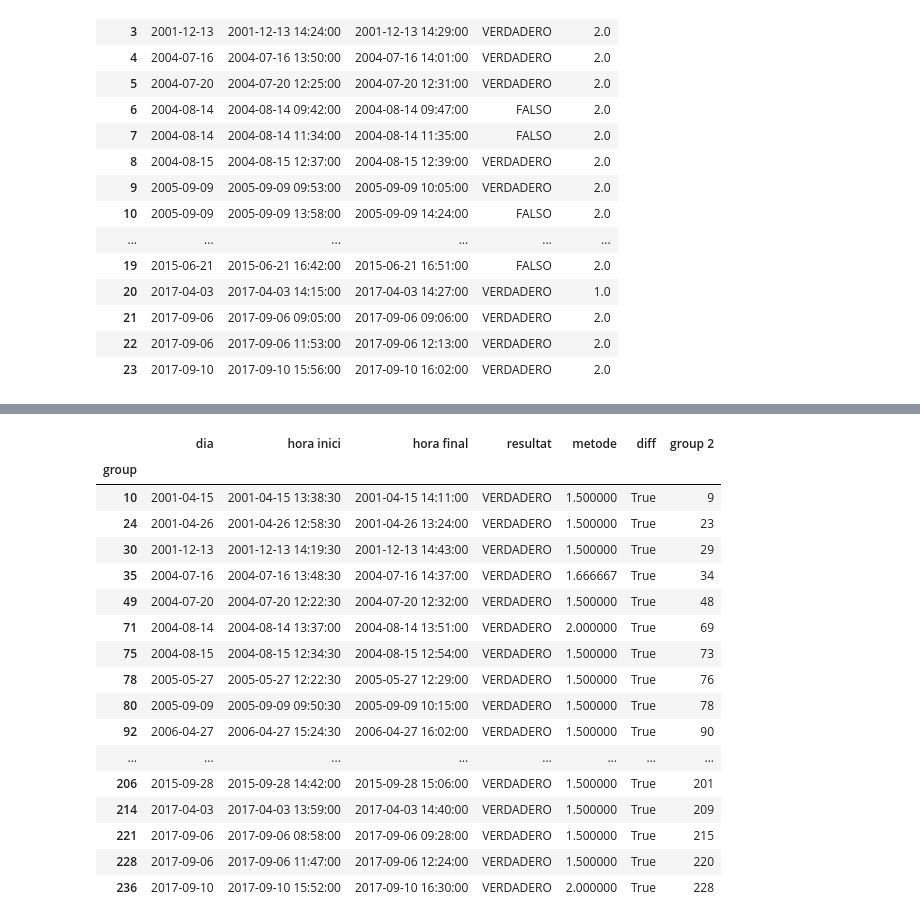
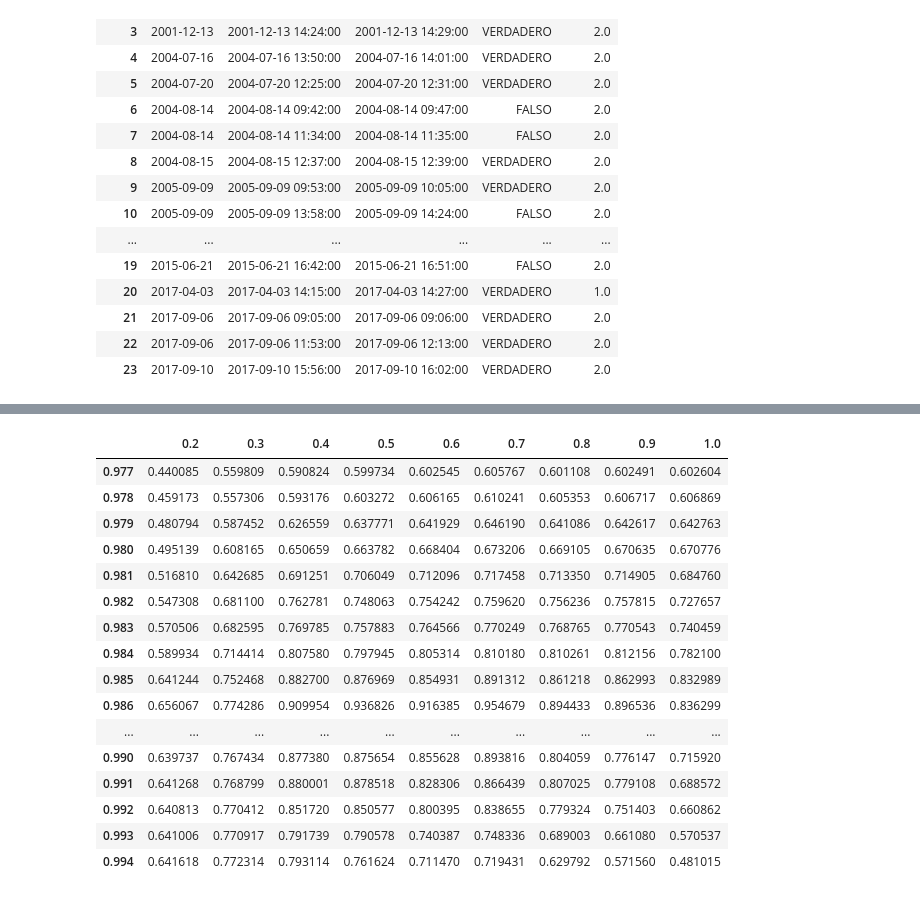
Before and after one commit to sunsun5/ObsEBR, a Jupyter notebook: combined_tests.ipynb, the cells around one changed output, grey strips where cells are left out. Saved outputs shown, nothing was run; the diff lists cells and outputs as text; code cells hidden in the pictures.

```diff
--- a/combined_tests.ipynb
+++ b/combined_tests.ipynb
@@ -302,28 +306,3 @@ combined
 # %%
-margin(combined)
-combined[combined['resultat'] == 'VERDADERO']
-grouped_df = combined.groupby('group 2')
-final = pd.DataFrame()
-final = grouped_df.max()
-final['hora inici'] = grouped_df['hora inici'].min()
-final['metode'] = grouped_df['metode'].mean()
-final[final['resultat'] == 'VERDADERO']
+final = margin(combined)
+final['dia'] = final['hora final'] - final['hora inici']
-# %% [output]
-|  | dia | hora inici | hora final | resultat | metode | diff | group 2 |
-| group |  |  |  |  |  |  |  |
-| 10 | 2001-04-15 | 2001-04-15 13:38:30 | 2001-04-15 14:11:00 | VERDADERO | 1.500000 | True | 9 |
-| 24 | 2001-04-26 | 2001-04-26 12:58:30 | 2001-04-26 13:24:00 | VERDADERO | 1.500000 | True | 23 |
-| 30 | 2001-12-13 | 2001-12-13 14:19:30 | 2001-12-13 14:43:00 | VERDADERO | 1.500000 | True | 29 |
-| 35 | 2004-07-16 | 2004-07-16 13:48:30 | 2004-07-16 14:37:00 | VERDADERO | 1.666667 | True | 34 |
-| 49 | 2004-07-20 | 2004-07-20 12:22:30 | 2004-07-20 12:32:00 | VERDADERO | 1.500000 | True | 48 |
-| 71 | 2004-08-14 | 2004-08-14 13:37:00 | 2004-08-14 13:51:00 | VERDADERO | 2.000000 | True | 69 |
-| 75 | 2004-08-15 | 2004-08-15 12:34:30 | 2004-08-15 12:54:00 | VERDADERO | 1.500000 | True | 73 |
-| 78 | 2005-05-27 | 2005-05-27 12:22:30 | 2005-05-27 12:29:00 | VERDADERO | 1.500000 | True | 76 |
-| 80 | 2005-09-09 | 2005-09-09 09:50:30 | 2005-09-09 10:15:00 | VERDADERO | 1.500000 | True | 78 |
-| 92 | 2006-04-27 | 2006-04-27 15:24:30 | 2006-04-27 16:02:00 | VERDADERO | 1.500000 | True | 90 |
-| ... | ... | ... | ... | ... | ... | ... | ... |
-| 206 | 2015-09-28 | 2015-09-28 14:42:00 | 2015-09-28 15:06:00 | VERDADERO | 1.500000 | True | 201 |
-| 214 | 2017-04-03 | 2017-04-03 13:59:00 | 2017-04-03 14:40:00 | VERDADERO | 1.500000 | True | 209 |
-| 221 | 2017-09-06 | 2017-09-06 08:58:00 | 2017-09-06 09:28:00 | VERDADERO | 1.500000 | True | 215 |
-| 228 | 2017-09-06 | 2017-09-06 11:47:00 | 2017-09-06 12:24:00 | VERDADERO | 1.500000 | True | 220 |
-| 236 | 2017-09-10 | 2017-09-10 15:52:00 | 2017-09-10 16:30:00 | VERDADERO | 2.000000 | True | 228 |
@@ -329,0 +331,20 @@ final[final['resultat'] == 'VERDADERO']
+# %%
+youden_matrix
+# %% [output]
+|  | 0.2 | 0.3 | 0.4 | 0.5 | 0.6 | 0.7 | 0.8 | 0.9 | 1.0 |
+| 0.977 | 0.440085 | 0.559809 | 0.590824 | 0.599734 | 0.602545 | 0.605767 | 0.601108 | 0.602491 | 0.602604 |
+| 0.978 | 0.459173 | 0.557306 | 0.593176 | 0.603272 | 0.606165 | 0.610241 | 0.605353 | 0.606717 | 0.606869 |
+| 0.979 | 0.480794 | 0.587452 | 0.626559 | 0.637771 | 0.641929 | 0.646190 | 0.641086 | 0.642617 | 0.642763 |
+| 0.980 | 0.495139 | 0.608165 | 0.650659 | 0.663782 | 0.668404 | 0.673206 | 0.669105 | 0.670635 | 0.670776 |
+| 0.981 | 0.516810 | 0.642685 | 0.691251 | 0.706049 | 0.712096 | 0.717458 | 0.713350 | 0.714905 | 0.684760 |
+| 0.982 | 0.547308 | 0.681100 | 0.762781 | 0.748063 | 0.754242 | 0.759620 | 0.756236 | 0.757815 | 0.727657 |
+| 0.983 | 0.570506 | 0.682595 | 0.769785 | 0.757883 | 0.764566 | 0.770249 | 0.768765 | 0.770543 | 0.740459 |
+| 0.984 | 0.589934 | 0.714414 | 0.807580 | 0.797945 | 0.805314 | 0.810180 | 0.810261 | 0.812156 | 0.782100 |
+| 0.985 | 0.641244 | 0.752468 | 0.882700 | 0.876969 | 0.854931 | 0.891312 | 0.861218 | 0.862993 | 0.832989 |
+| 0.986 | 0.656067 | 0.774286 | 0.909954 | 0.936826 | 0.916385 | 0.954679 | 0.894433 | 0.896536 | 0.836299 |
+| ... | ... | ... | ... | ... | ... | ... | ... | ... | ... |
+| 0.990 | 0.639737 | 0.767434 | 0.877380 | 0.875654 | 0.855628 | 0.893816 | 0.804059 | 0.776147 | 0.715920 |
+| 0.991 | 0.641268 | 0.768799 | 0.880001 | 0.878518 | 0.828306 | 0.866439 | 0.807025 | 0.779108 | 0.688572 |
+| 0.992 | 0.640813 | 0.770412 | 0.851720 | 0.850577 | 0.800395 | 0.838655 | 0.779324 | 0.751403 | 0.660862 |
+| 0.993 | 0.641006 | 0.770917 | 0.791739 | 0.790578 | 0.740387 | 0.748336 | 0.689003 | 0.661080 | 0.570537 |
+| 0.994 | 0.641618 | 0.772314 | 0.793114 | 0.761624 | 0.711470 | 0.719431 | 0.629792 | 0.571560 | 0.481015 |
```
Also changed, not shown: parts of 8 cells of this notebook, 1 other file.
